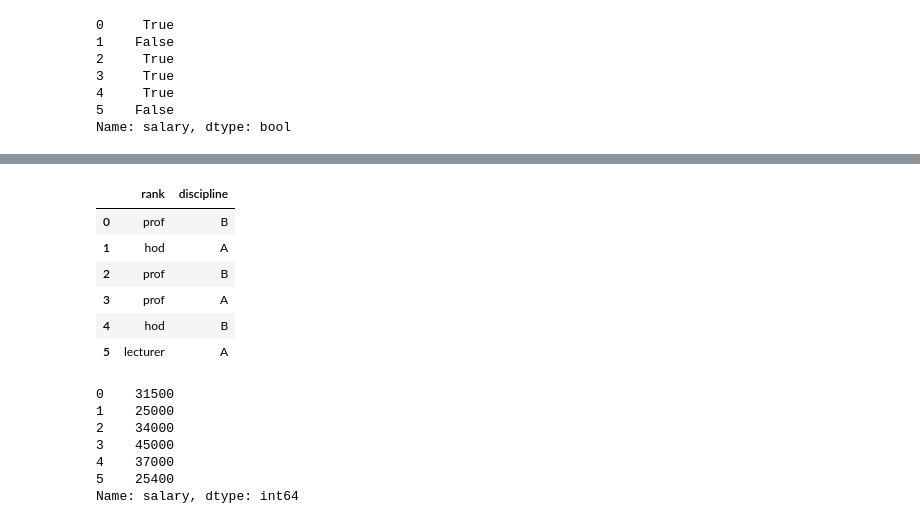
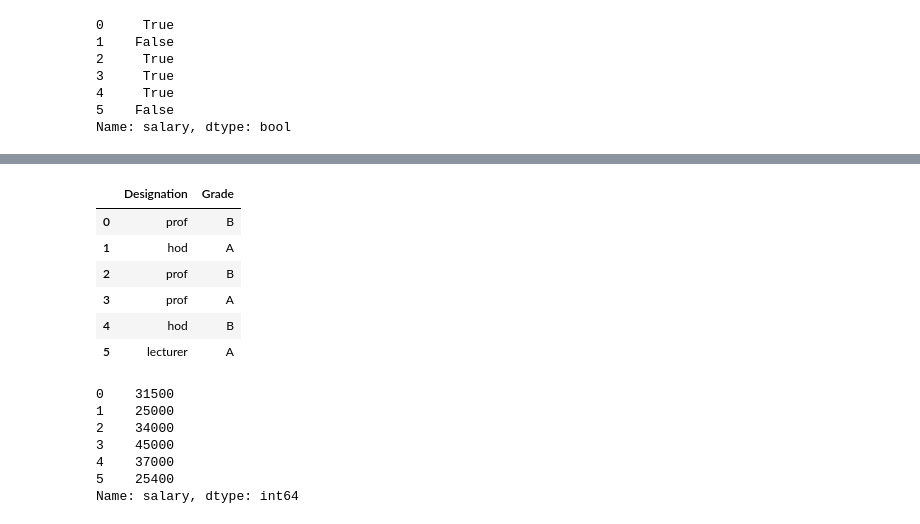
Before and after one commit to Netra-Tek/Data-Analysis, a Jupyter notebook: EmployeeAnalysis.ipynb, the cells around one changed output, grey strips where cells are left out. Cells and saved outputs as stored; diff of their text form; code cells hidden in the pictures.

```diff
--- a/EmployeeAnalysis.ipynb
+++ b/EmployeeAnalysis.ipynb
@@ -211,10 +211,10 @@ df[df['sex'] == 'Female']
 # %%
 #select only two columns from data frame , also know as Slicing
 #When we need to select more than one column and/or make the output to be a
 #DataFrame, we should use double brackets:
-df[['rank','discipline']]
+df[['Designation','Grade']]
 # %% [output]
-|  | rank | discipline |
+|  | Designation | Grade |
 | 0 | prof | B |
 | 1 | hod | A |
 | 2 | prof | B |
```
Also changed, not shown: parts of 32 cells of this notebook, 1 other file.
